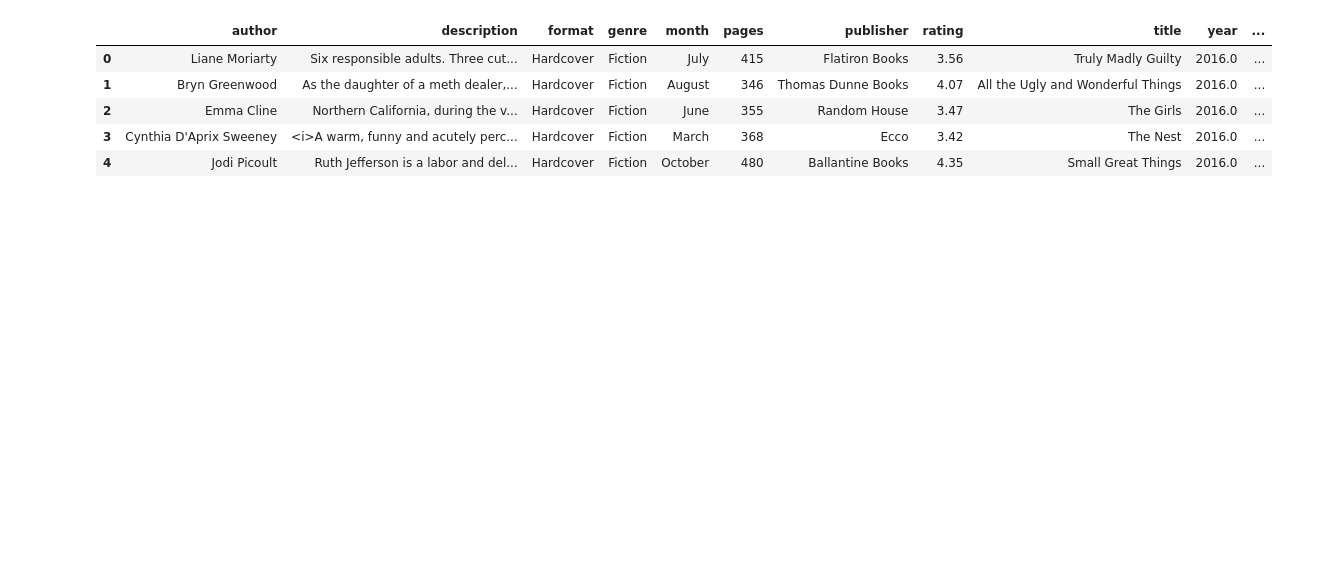
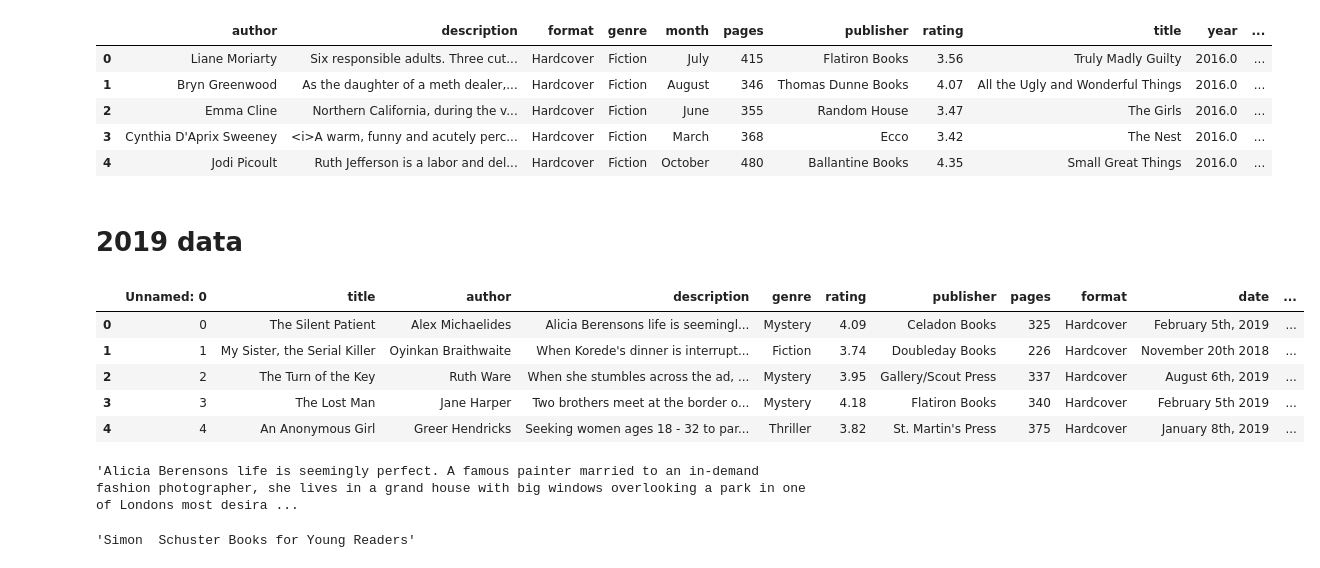
Before and after one commit to robillersomeone/NYT_bestsellers, a Jupyter notebook: ETL/combining_dataframes.ipynb, the cells around one changed output. Saved outputs shown, nothing was run; the diff lists cells and outputs as text; code cells hidden in the pictures; blank space fills up the shorter version.

```diff
--- a/ETL/combining_dataframes.ipynb
+++ b/ETL/combining_dataframes.ipynb
@@ -284,3 +282,24 @@ all_books.head()
 # %%
 # export dataframe
 #all_books.to_csv('csv_files/9_1_all_books_df.csv', encoding='utf-8', index=False)
+# %% [markdown]
+# 2019 data
+# %%
+gr_2019_df = pd.read_csv('../data/2019_goodreads.csv')
+# %%
+gr_2019_df.head()
+# %% [output]
+|  | Unnamed: 0 | title | author | description | genre | rating | publisher | pages | format | date | ... |
+| 0 | 0 | The Silent Patient | Alex Michaelides | Alicia Berensons life is seemingl... | Mystery | 4.09 | Celadon Books | 325 | Hardcover | February 5th, 2019 | ... |
+| 1 | 1 | My Sister, the Serial Killer | Oyinkan Braithwaite | When Korede's dinner is interrupt... | Fiction | 3.74 | Doubleday Books | 226 | Hardcover | November 20th 2018 | ... |
+| 2 | 2 | The Turn of the Key | Ruth Ware | When she stumbles across the ad, ... | Mystery | 3.95 | Gallery/Scout Press | 337 | Hardcover | August 6th, 2019 | ... |
+| 3 | 3 | The Lost Man | Jane Harper | Two brothers meet at the border o... | Mystery | 4.18 | Flatiron Books | 340 | Hardcover | February 5th 2019 | ... |
+| 4 | 4 | An Anonymous Girl | Greer Hendricks | Seeking women ages 18 - 32 to par... | Thriller | 3.82 | St. Martin's Press | 375 | Hardcover | January 8th, 2019 | ... |
+# %%
+gr_2019_df.iloc[0]['description']
+# %% [output]
+'Alicia Berensons life is seemingly perfect. A famous painter married to an in-demand fashion photographer, she lives in a grand house with big windows overlooking a park in one of Londons most desira ...
+# %%
+gr_2019_df.iloc[300]['publisher']
+# %% [output]
+'Simon  Schuster Books for Young Readers'
```
Also changed, not shown: parts of 3 cells of this notebook, 4 other files.
